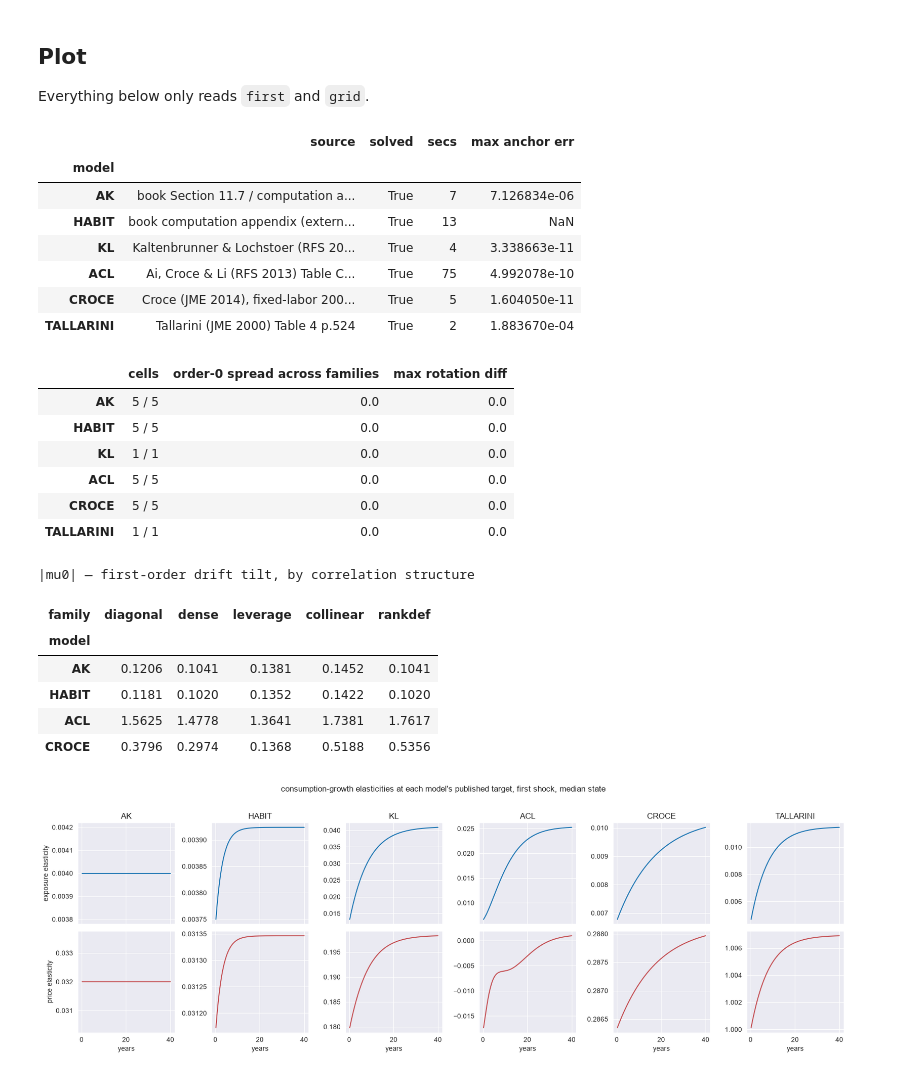
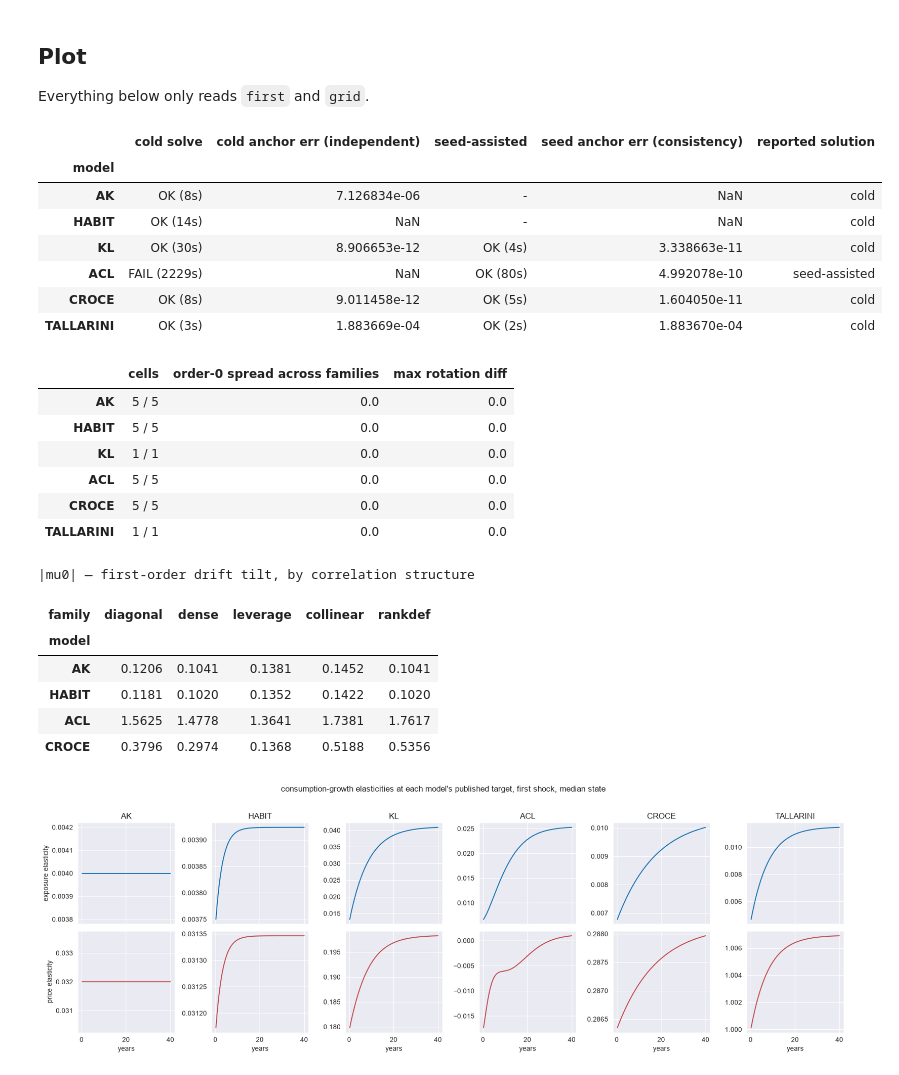
Before and after one commit to as7391746/QuantMFR-Colab, a Jupyter notebook: v2_demo.ipynb, the cells around one changed output. Saved outputs shown, nothing was run; the diff lists cells and outputs as text; code cells hidden in the pictures.

```diff
--- a/v2_demo.ipynb
+++ b/v2_demo.ipynb
@@ -305,35 +782,40 @@ battery finished in 16.9 min
 Everything below only reads `first` and `grid`.
 # %%
 import pandas as pd
-tab = pd.DataFrame([{ "model": n, "source": MODELS[n]["source"].split(";")[0],
-    "solved": first[n]["solved"], "secs": first[n]["secs"],
-    "max anchor err": first[n].get("anchor_err", float("nan"))} for n in ORDER]).set_index("model")
+tab = pd.DataFrame([{ "model": n,
+    "cold solve": ("OK (%ds)" % first[n]["cold_secs"]) if first[n].get("cold")
+                  else ("FAIL (%ds)" % first[n].get("cold_secs", 0)),
+    "cold anchor err (independent)": first[n].get("cold_anchor_err", float("nan")),
+    "seed-assisted": ("OK (%ds)" % first[n]["seed_secs"]) if first[n].get("seeded")
+                     else ("-" if not MODELS[n]["seeds"] else "FAIL"),
+    "seed anchor err (consistency)": first[n].get("seed_anchor_err", float("nan")),
+    "reported solution": first[n].get("basis", "-")} for n in ORDER]).set_index("model")
 display(tab)
 
 df = pd.DataFrame(grid)
 def spread(g):
     ref = g.iloc[0]
     return max((float(np.max(np.abs(s - ref))) for s in g.iloc[1:]), default=0.0)
 summary = pd.DataFrame({
     "cells": [f"{df[df.model == n].solved.sum()} / {len(df[df.model == n])}" for n in ORDER],
     "order-0 spread across families": [spread(df[df.model == n].dropna(subset=["ss"]).ss) for n in ORDER],
     "max rotation diff": [max((float(np.max(np.abs(c.ss - c.ss_rot)))
                                for _, c in df[df.model == n].iterrows() if c.ss_rot is not None),
                               default=float("nan")) for n in ORDER],
 }, index=ORDER)
 display(summary)
 piv = df[df.family != "published"].pivot(index="model", columns="family", values="mu0")
 display(piv.reindex(index=[n for n in ORDER if n in piv.index], columns=FAMILIES)
           .style.format("{:.4f}").set_caption("|mu0| — first-order drift tilt, by correlation structure"))
 # %% [output]
-|  | source | solved | secs | max anchor err |
-| model |  |  |  |  |
-| AK | book Section 11.7 / computation a... | True | 7 | 7.126834e-06 |
-| HABIT | book computation appendix (extern... | True | 13 | NaN |
-| KL | Kaltenbrunner & Lochstoer (RFS 20... | True | 4 | 3.338663e-11 |
-| ACL | Ai, Croce & Li (RFS 2013) Table C... | True | 75 | 4.992078e-10 |
-| CROCE | Croce (JME 2014), fixed-labor 200... | True | 5 | 1.604050e-11 |
-| TALLARINI | Tallarini (JME 2000) Table 4 p.524 | True | 2 | 1.883670e-04 |
+|  | cold solve | cold anchor err (independent) | seed-assisted | seed anchor err (consistency) | reported solution |
+| model |  |  |  |  |  |
+| AK | OK (8s) | 7.126834e-06 | - | NaN | cold |
+| HABIT | OK (14s) | NaN | - | NaN | cold |
+| KL | OK (30s) | 8.906653e-12 | OK (4s) | 3.338663e-11 | cold |
+| ACL | FAIL (2229s) | NaN | OK (80s) | 4.992078e-10 | seed-assisted |
+| CROCE | OK (8s) | 9.011458e-12 | OK (5s) | 1.604050e-11 | cold |
+| TALLARINI | OK (3s) | 1.883669e-04 | OK (2s) | 1.883670e-04 | cold |
 |  | cells | order-0 spread across families | max rotation diff |
 | AK | 5 / 5 | 0.0 | 0.0 |
 | HABIT | 5 / 5 | 0.0 | 0.0 |
```
Also changed, not shown: parts of 17 cells of this notebook, 23 other files.
